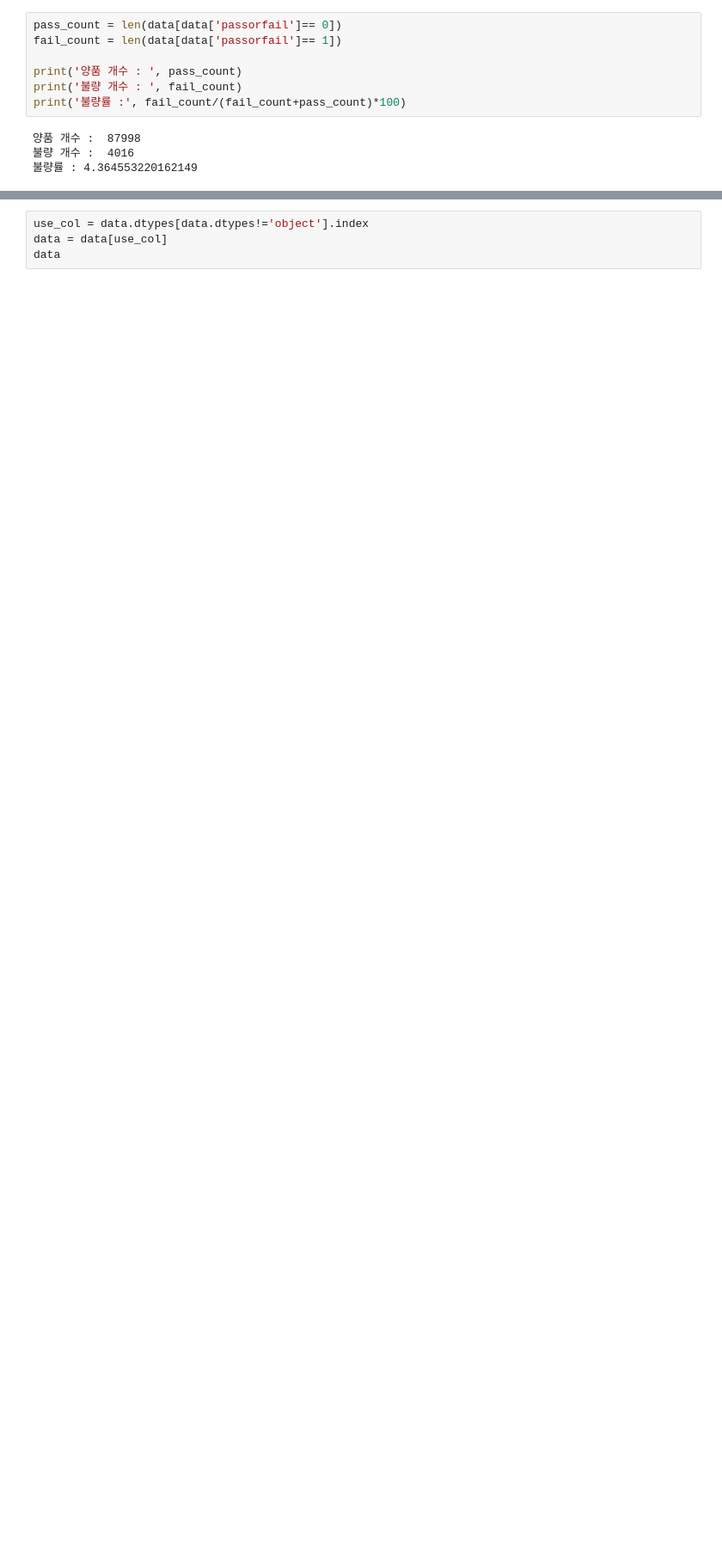
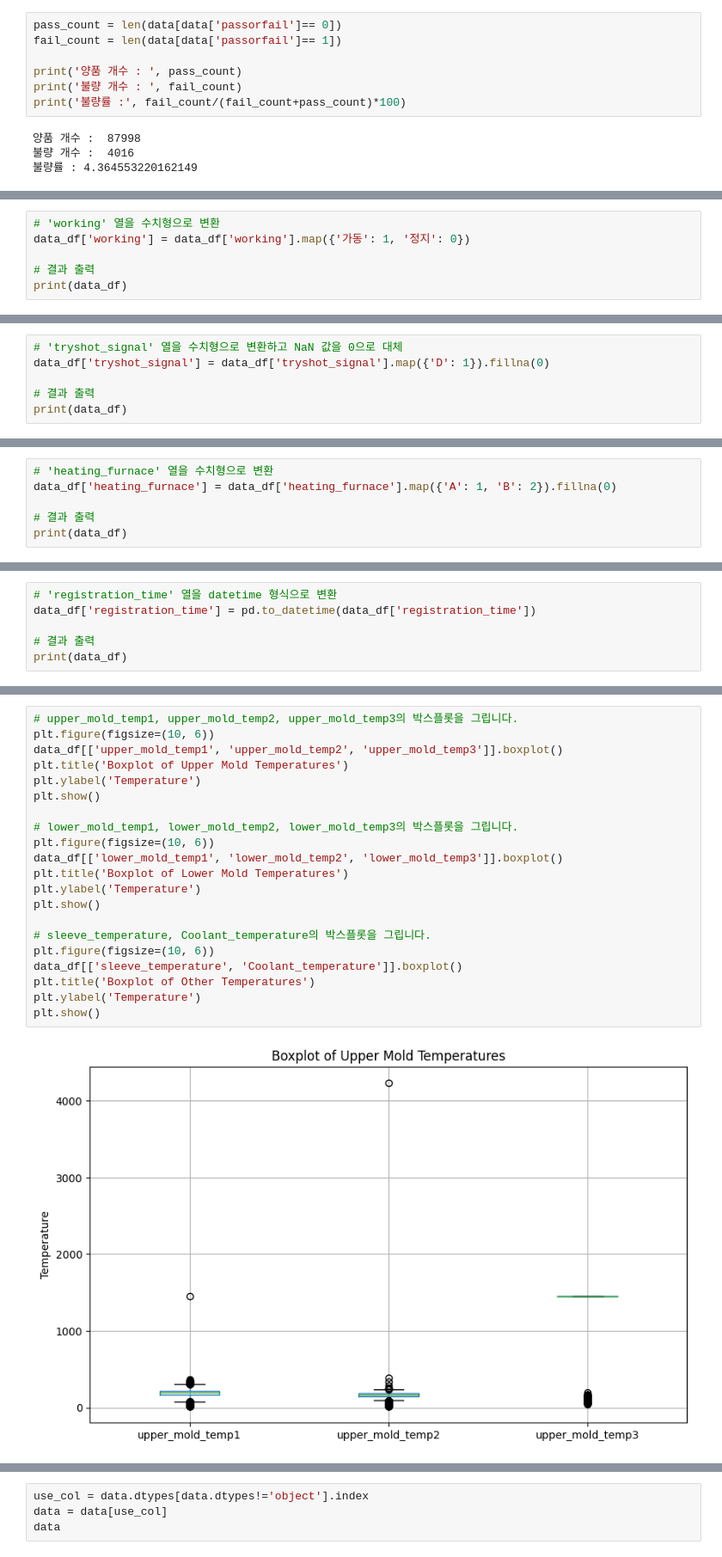
Before and after one commit to jiwon9898/GIT_PROJECT_TEST, a Jupyter notebook: 4주차/4주_예제코드.ipynb, the cells around one changed output, grey strips where cells are left out. Shown at 86% size. Saved outputs shown, nothing was run; the diff lists cells and outputs as text; blank space fills up the shorter version.

```diff
--- a/4주차/4주_예제코드.ipynb
+++ b/4주차/4주_예제코드.ipynb
@@ -107,0 +264,6 @@ print('불량률 :', fail_count/(fail_count+pass_count)*100)
+# %%
+# 'working' 열을 수치형으로 변환
+data_df['working'] = data_df['working'].map({'가동': 1, '정지': 0})
+
+# 결과 출력
+print(data_df)
@@ -107,0 +292,6 @@ print('불량률 :', fail_count/(fail_count+pass_count)*100)
+# %%
+# 'tryshot_signal' 열을 수치형으로 변환하고 NaN 값을 0으로 대체
+data_df['tryshot_signal'] = data_df['tryshot_signal'].map({'D': 1}).fillna(0)
+
+# 결과 출력
+print(data_df)
@@ -107,0 +324,6 @@ print('불량률 :', fail_count/(fail_count+pass_count)*100)
+# %%
+# 'heating_furnace' 열을 수치형으로 변환
+data_df['heating_furnace'] = data_df['heating_furnace'].map({'A': 1, 'B': 2}).fillna(0)
+
+# 결과 출력
+print(data_df)
@@ -107,0 +352,6 @@ print('불량률 :', fail_count/(fail_count+pass_count)*100)
+# %%
+# 'registration_time' 열을 datetime 형식으로 변환
+data_df['registration_time'] = pd.to_datetime(data_df['registration_time'])
+
+# 결과 출력
+print(data_df)
@@ -107,0 +489,23 @@ print('불량률 :', fail_count/(fail_count+pass_count)*100)
+# %%
+# upper_mold_temp1, upper_mold_temp2, upper_mold_temp3의 박스플롯을 그립니다.
+plt.figure(figsize=(10, 6))
+data_df[['upper_mold_temp1', 'upper_mold_temp2', 'upper_mold_temp3']].boxplot()
+plt.title('Boxplot of Upper Mold Temperatures')
+plt.ylabel('Temperature')
+plt.show()
+
+# lower_mold_temp1, lower_mold_temp2, lower_mold_temp3의 박스플롯을 그립니다.
+plt.figure(figsize=(10, 6))
+data_df[['lower_mold_temp1', 'lower_mold_temp2', 'lower_mold_temp3']].boxplot()
+plt.title('Boxplot of Lower Mold Temperatures')
+plt.ylabel('Temperature')
+plt.show()
+
+# sleeve_temperature, Coolant_temperature의 박스플롯을 그립니다.
+plt.figure(figsize=(10, 6))
+data_df[['sleeve_temperature', 'Coolant_temperature']].boxplot()
+plt.title('Boxplot of Other Temperatures')
+plt.ylabel('Temperature')
+plt.show()
+# %% [output]
+[figure, added]
```
Also changed, not shown: parts of 84 cells of this notebook.
